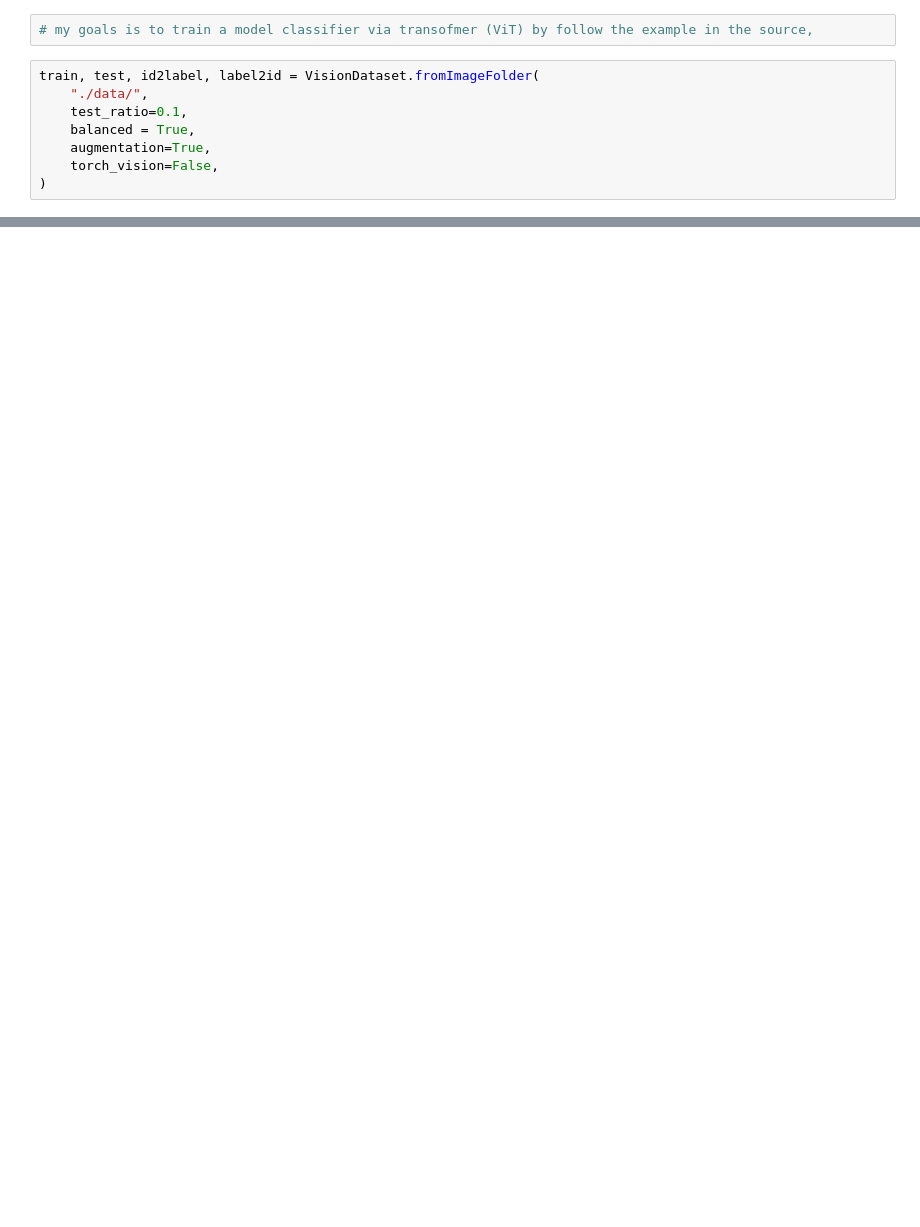
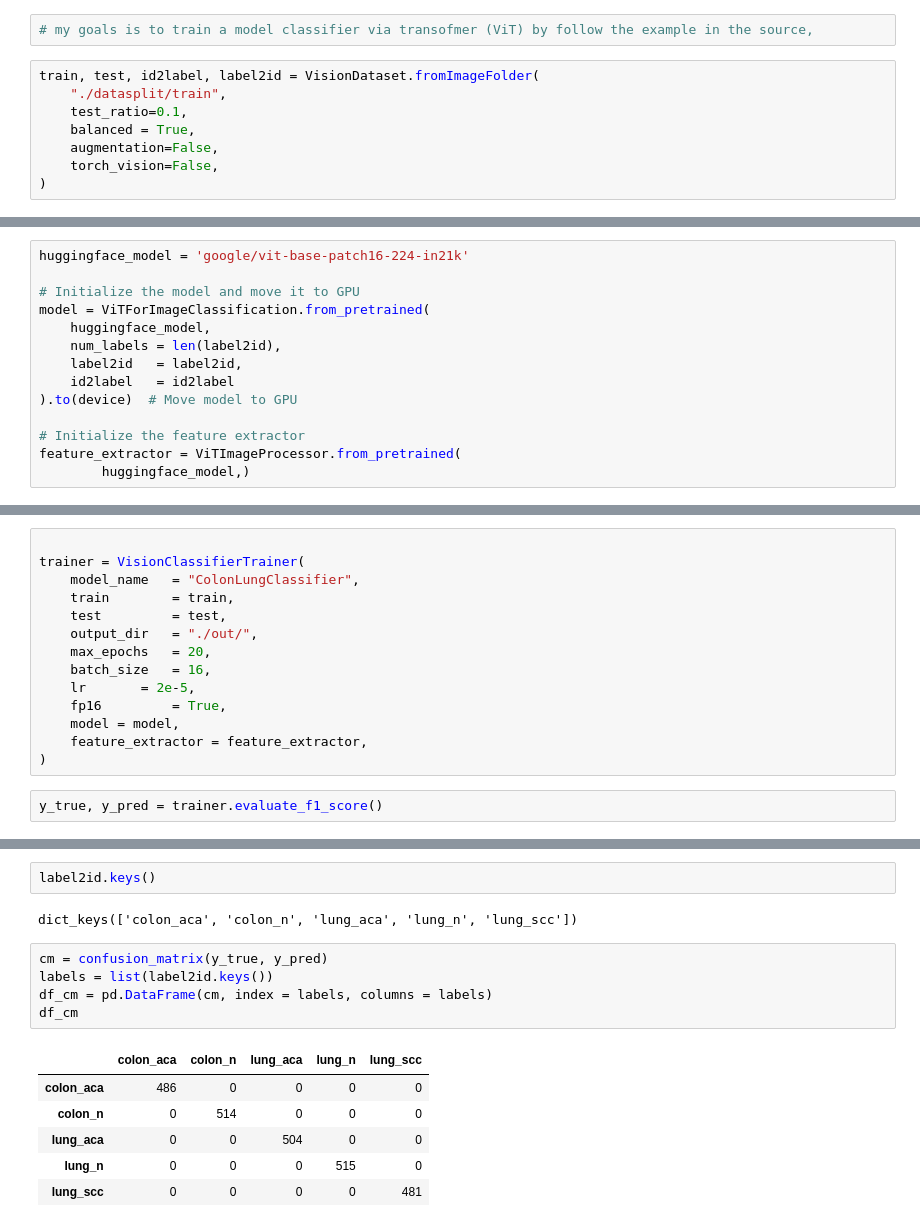
Before and after one commit to Hernan3scobar/Transformer, a Jupyter notebook: ImagenClassificationv2.ipynb, the cells around one changed output, grey strips where cells are left out. Cells and saved outputs as stored; diff of their text form; blank space fills up the shorter version.

Commit message:
image classificatino whit transformer

```diff
--- a/ImagenClassificationv2.ipynb
+++ b/ImagenClassificationv2.ipynb
@@ -18,10 +57,10 @@ from sklearn.metrics import confusion_matrix
 # my goals is to train a model classifier via transofmer (ViT) by follow the example in the source,
 # %%
 train, test, id2label, label2id = VisionDataset.fromImageFolder(
-    "./data/",
+    "./datasplit/train",
     test_ratio=0.1,
     balanced = True,
-    augmentation=True,
+    augmentation=False,
     torch_vision=False,
 )
 # %% [output]
@@ -33,0 +81,14 @@ Error:
+# %%
+huggingface_model = 'google/vit-base-patch16-224-in21k'
+
+# Initialize the model and move it to GPU
+model = ViTForImageClassification.from_pretrained(
+    huggingface_model,
+    num_labels = len(label2id),
+    label2id   = label2id,
+    id2label   = id2label
+).to(device)  # Move model to GPU
+
+# Initialize the feature extractor
+feature_extractor = ViTImageProcessor.from_pretrained(
+        huggingface_model,)
@@ -33,0 +98,16 @@ Error:
+# %%
+
+trainer = VisionClassifierTrainer(
+	model_name   = "ColonLungClassifier",
+	train        = train,
+	test         = test,
+	output_dir   = "./out/",
+	max_epochs   = 20,
+	batch_size   = 16,
+	lr	     = 2e-5,
+	fp16	     = True,
+	model = model,
+	feature_extractor = feature_extractor,
+)
+# %%
+y_true, y_pred = trainer.evaluate_f1_score()
@@ -33,0 +128,16 @@ Error:
+# %%
+label2id.keys()
+# %% [output]
+dict_keys(['colon_aca', 'colon_n', 'lung_aca', 'lung_n', 'lung_scc'])
+# %%
+cm = confusion_matrix(y_true, y_pred)
+labels = list(label2id.keys())
+df_cm = pd.DataFrame(cm, index = labels, columns = labels)
+df_cm
+# %% [output]
+|  | colon_aca | colon_n | lung_aca | lung_n | lung_scc |
+| colon_aca | 486 | 0 | 0 | 0 | 0 |
+| colon_n | 0 | 514 | 0 | 0 | 0 |
+| lung_aca | 0 | 0 | 504 | 0 | 0 |
+| lung_n | 0 | 0 | 0 | 515 | 0 |
+| lung_scc | 0 | 0 | 0 | 0 | 481 |
```
Also changed, not shown: parts of 12 cells of this notebook.
